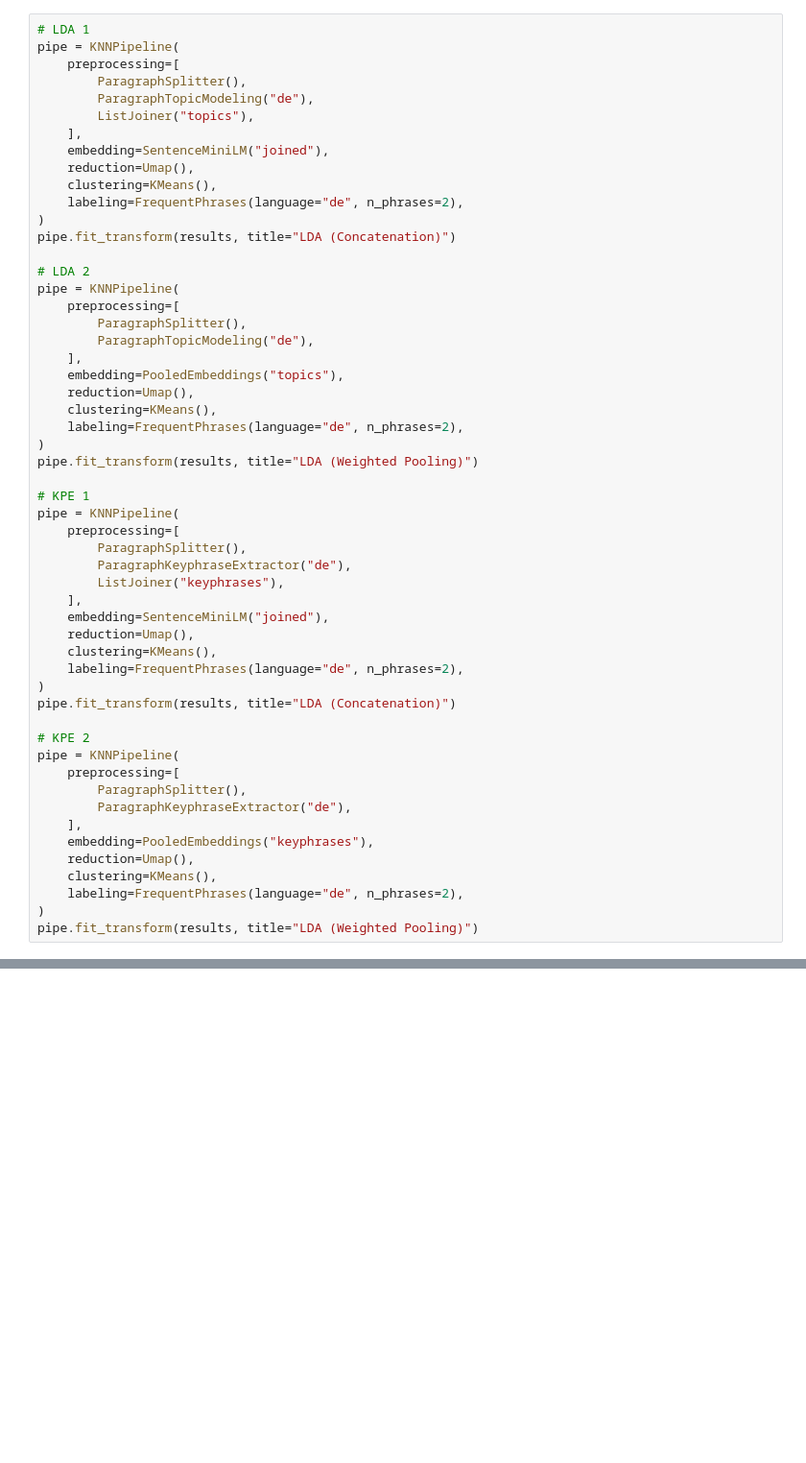
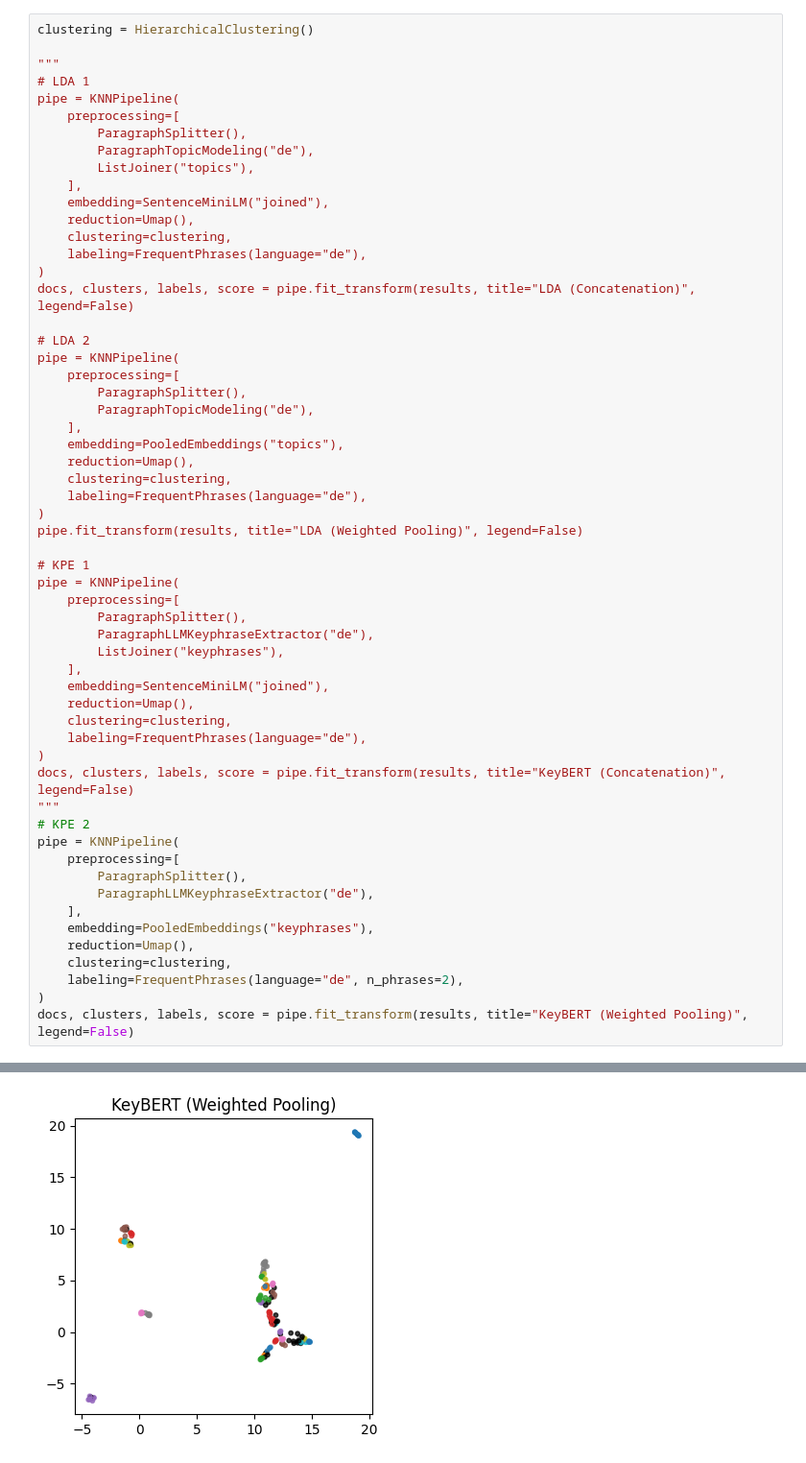
Before and after one commit to chbridges/search-result-clustering, a Jupyter notebook: faz_experiments.ipynb, the cells around one changed output, grey strips where cells are left out. Shown at 96% size. Drawn from its saved outputs; the diff is of its cells as text; blank space fills up the shorter version.

```diff
--- a/faz_experiments.ipynb
+++ b/faz_experiments.ipynb
@@ -44,4 +97,7 @@ print(f"{len(results)} results")
 # %%
+clustering = HierarchicalClustering()
+
+"""
 # LDA 1
 pipe = KNNPipeline(
     preprocessing=[
@@ -51,10 +107,10 @@ pipe = KNNPipeline(
     ],
     embedding=SentenceMiniLM("joined"),
     reduction=Umap(),
-    clustering=KMeans(),
-    labeling=FrequentPhrases(language="de", n_phrases=2),
+    clustering=clustering,
+    labeling=FrequentPhrases(language="de"),
 )
-pipe.fit_transform(results, title="LDA (Concatenation)")
+docs, clusters, labels, score = pipe.fit_transform(results, title="LDA (Concatenation)", legend=False)
 
 # LDA 2
 pipe = KNNPipeline(
@@ -64,36 +120,36 @@ pipe = KNNPipeline(
     ],
     embedding=PooledEmbeddings("topics"),
     reduction=Umap(),
-    clustering=KMeans(),
-    labeling=FrequentPhrases(language="de", n_phrases=2),
+    clustering=clustering,
+    labeling=FrequentPhrases(language="de"),
 )
-pipe.fit_transform(results, title="LDA (Weighted Pooling)")
+pipe.fit_transform(results, title="LDA (Weighted Pooling)", legend=False)
 
 # KPE 1
 pipe = KNNPipeline(
     preprocessing=[
         ParagraphSplitter(),
-        ParagraphKeyphraseExtractor("de"),
+        ParagraphLLMKeyphraseExtractor("de"),
         ListJoiner("keyphrases"),
     ],
     embedding=SentenceMiniLM("joined"),
     reduction=Umap(),
-    clustering=KMeans(),
-    labeling=FrequentPhrases(language="de", n_phrases=2),
+    clustering=clustering,
+    labeling=FrequentPhrases(language="de"),
 )
-pipe.fit_transform(results, title="LDA (Concatenation)")
-
+docs, clusters, labels, score = pipe.fit_transform(results, title="KeyBERT (Concatenation)", legend=False)
+"""
 # KPE 2
 pipe = KNNPipeline(
     preprocessing=[
         ParagraphSplitter(),
-        ParagraphKeyphraseExtractor("de"),
+        ParagraphLLMKeyphraseExtractor("de"),
     ],
     embedding=PooledEmbeddings("keyphrases"),
     reduction=Umap(),
-    clustering=KMeans(),
+    clustering=clustering,
     labeling=FrequentPhrases(language="de", n_phrases=2),
 )
-pipe.fit_transform(results, title="LDA (Weighted Pooling)")
+docs, clusters, labels, score = pipe.fit_transform(results, title="KeyBERT (Weighted Pooling)", legend=False)
 # %% [output]
 [1/6] Preprocessing
@@ -100,0 +161 @@ pipe.fit_transform(results, title="LDA (Weighted Pooling)")
+[figure, added]
```
Also changed, not shown: parts of 18 cells of this notebook, 6 other files.
